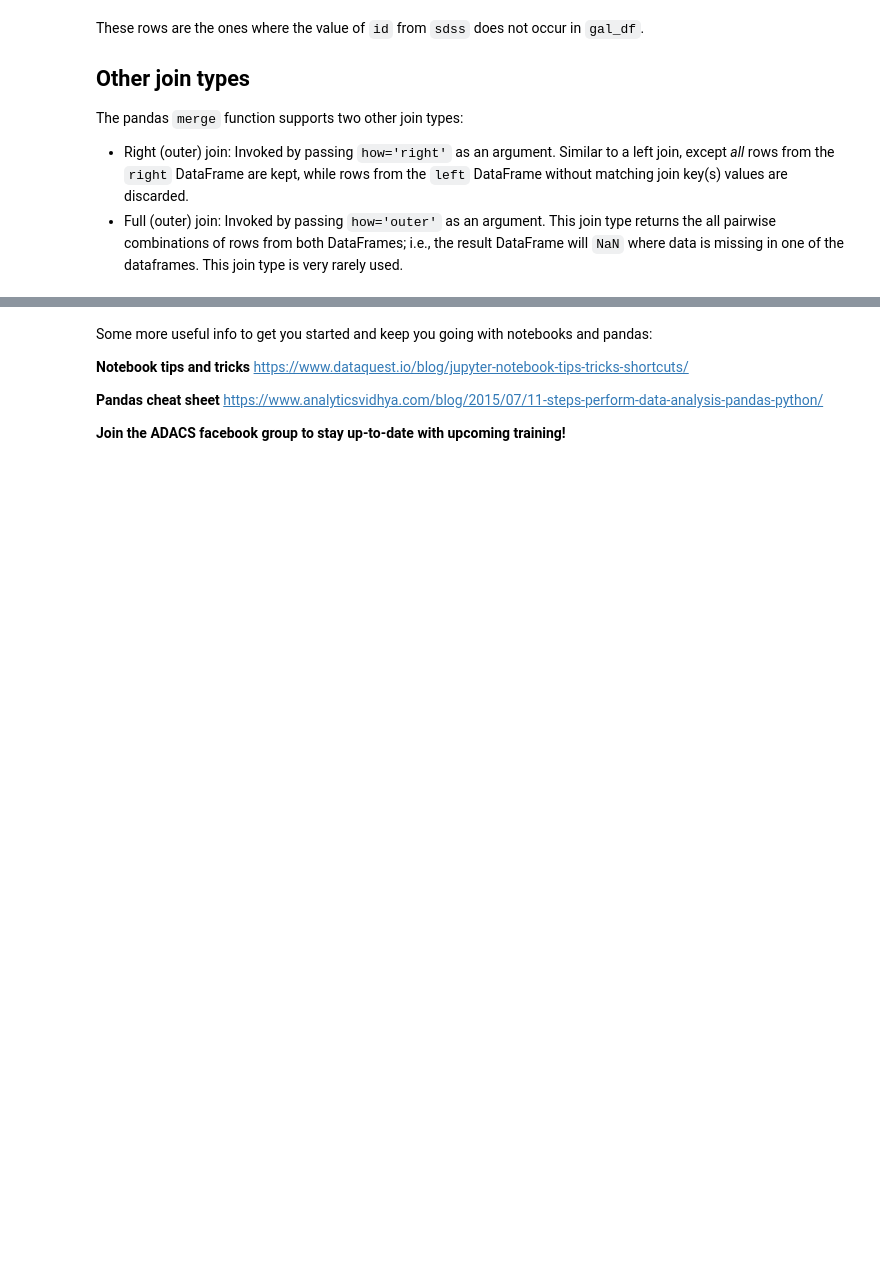
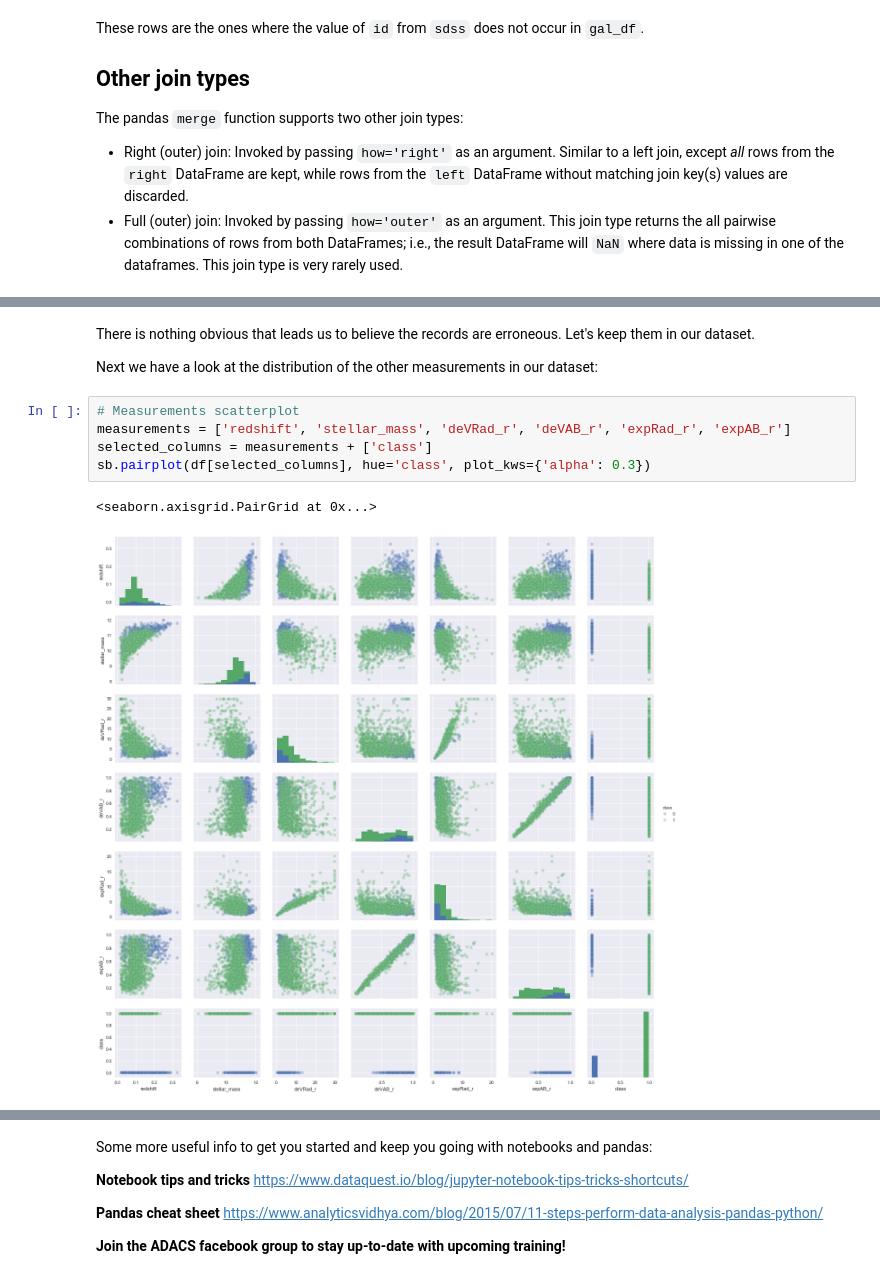
Before and after one commit to ADACS-Australia/ADACS-obs-workshop, a Jupyter notebook: DAY2/pandas/Intro_to_pandas_answers.ipynb, the cells around one changed output, grey strips where cells are left out. Saved outputs shown, nothing was run; the diff lists cells and outputs as text; blank space fills up the shorter version.

```diff
--- a/DAY2/pandas/Intro_to_pandas_answers.ipynb
+++ b/DAY2/pandas/Intro_to_pandas_answers.ipynb
@@ -1016,0 +1433,12 @@ The pandas `merge` function supports two other join types:
+# %% [markdown]
+There is nothing obvious that leads us to believe the records are erroneous. Let's keep them in our dataset.
+
+Next we have a look at the distribution of the other measurements in our dataset:
+# %%
+# Measurements scatterplot
+measurements = ['redshift', 'stellar_mass', 'deVRad_r', 'deVAB_r', 'expRad_r', 'expAB_r']
+selected_columns = measurements + ['class']
+sb.pairplot(df[selected_columns], hue='class', plot_kws={'alpha': 0.3})
+# %% [output]
+<seaborn.axisgrid.PairGrid at 0x...>
+[figure, added]
```
Also changed, not shown: parts of 67 cells of this notebook.
